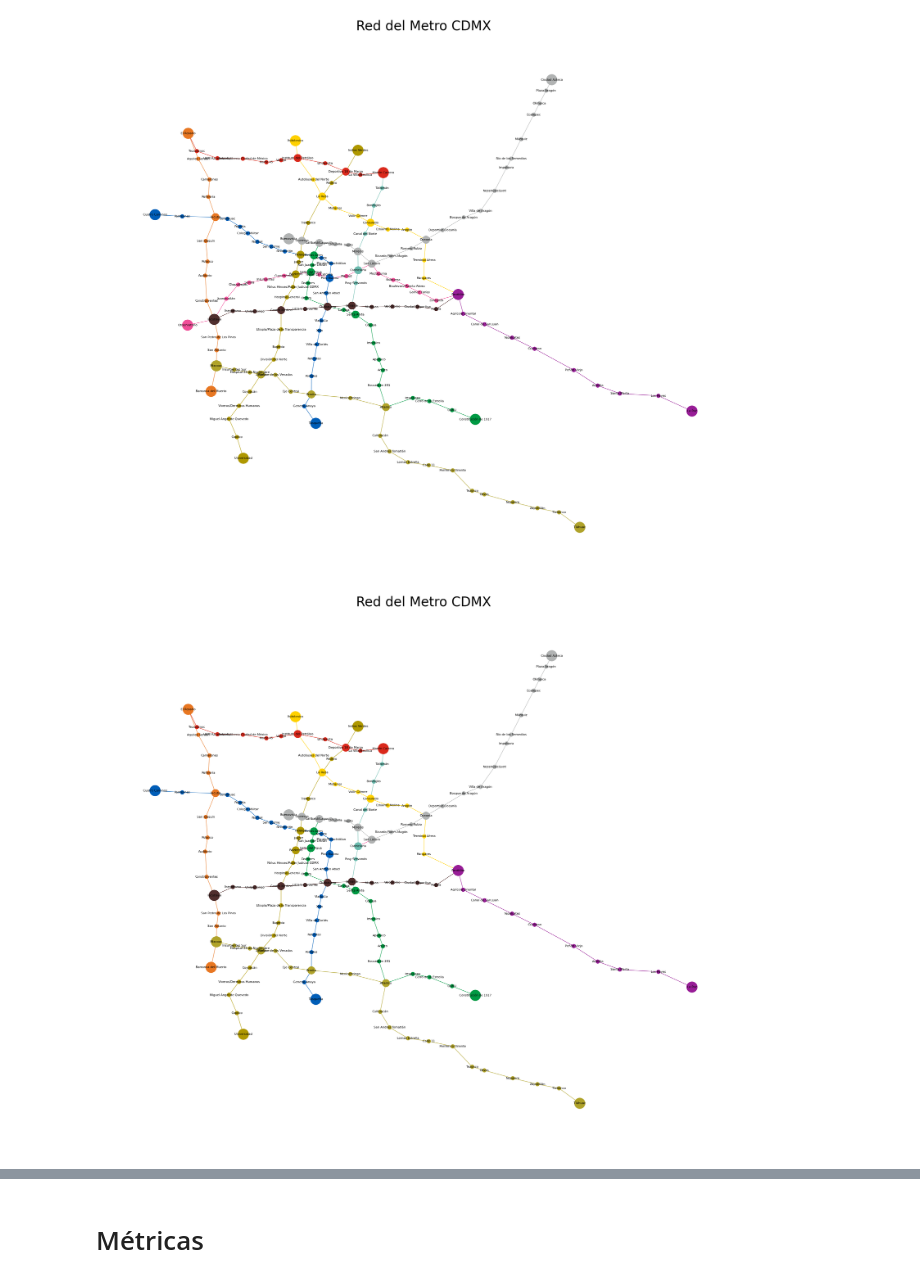
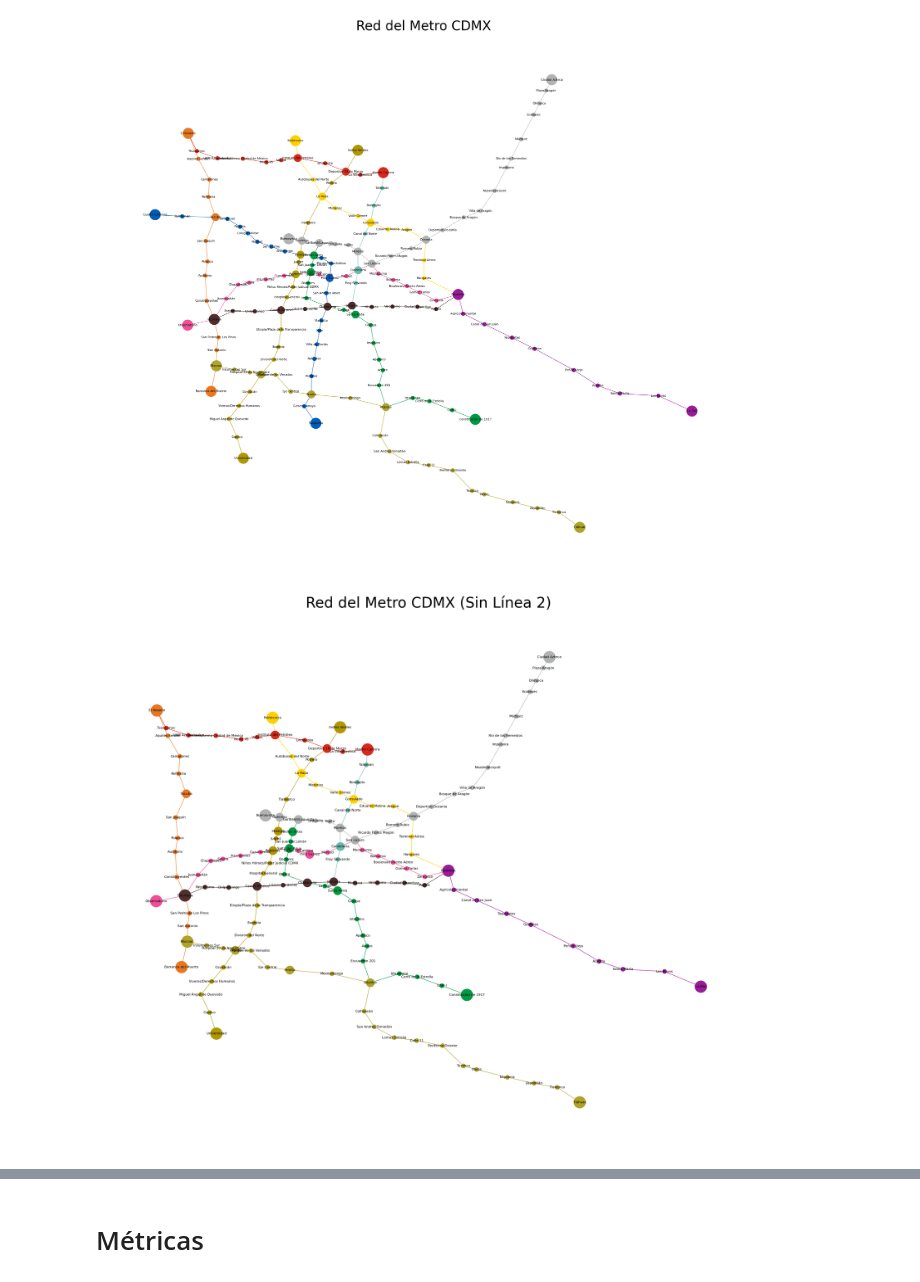
Before and after one commit to Daniel-A-GS/Redes-Complejas-26-1, a Jupyter notebook: S5/S5_Metro.ipynb, the cells around one changed output, grey strips where cells are left out. Drawn from its saved outputs; the diff is of its cells as text; code cells hidden in the pictures.

```diff
--- a/S5/S5_Metro.ipynb
+++ b/S5/S5_Metro.ipynb
@@ -195,58 +195,63 @@ plt.show()
 # %% [output]
 [figure]
 # %%
-G_01 = nx.subgraph_view(G, filter_node=lambda n: G.nodes[n]['linea'] != '01')
+#Excluyendo la linea 2
+G_sin_L2 = G.copy()
 
-#https://en.wikipedia.org/wiki/Module:Adjacent_stations/Mexico_City_Metro
-colores_linea = {
-    "01": "#F04E98",
-    "02": "#005EB8",
-    "03": "#AF9800",
-    "04": "#6BBBAE",
-    "05": "#FFD100",
-    "06": "#DA291C",
-    "07": "#E87722",
-    "08": "#009A44",
-    "09": "#512F2E",
-    "12": "#B0A32A",
-    "A":  "#981D97",
-    "B":  "#B1B3B3"
-}
+#Primero eliminamos los enlaces para aislar a los nodos de la linea que queremos borrar
+#asi evitamos eliminar trasbordos
+edges_L2 = [
+    (u, v) for u, v, data in G_sin_L2.edges(data=True) if data['linea'] == '02'
+]
+G_sin_L2.remove_edges_from(edges_L2)
+#Una vez eliminados los enlaces, los nodos aislados serán los que queremos borrar
+#manteniendo la estructura conexa
+isolated_nodes = [node for node, degree in G_sin_L2.degree() if degree == 0]
+G_sin_L2.remove_nodes_from(isolated_nodes)
 
-# Colores de aristas
-edge_colors = [colores_linea[G.edges[e]['linea']] for e in G_01.edges]
+for node, data in G_sin_L2.nodes(data=True):
+    if 'transbordo' in data['tipo'].lower() and data['linea'] == '02':
+        if G_sin_L2.degree(node) > 0:
+            primer_enlace = list(G_sin_L2.edges(node, data=True))[0]
+            nueva_linea = primer_enlace[2]['linea']
+            G_sin_L2.nodes[node]['linea'] = nueva_linea
 
-# Colores de nodos
-node_colors = [colores_linea[G.nodes[n]['linea']] for n in G_01.nodes]
+#Colores de aristas
+edge_colors = [colores_linea[G_sin_L2.edges[e]['linea']] for e in G_sin_L2.edges]
 
-# Tamaños de nodos dependiendo del tipo de estación
+#Colores de nodos
+node_colors = [colores_linea[G_sin_L2.nodes[n]['linea']] for n in G_sin_L2.nodes]
+
+#Tamaños de nodos
 node_sizes = []
-for n in G_01.nodes:
-    tipo = G_01.nodes[n]['tipo'].lower()
+for n in G_sin_L2.nodes:
+    tipo = G_sin_L2.nodes[n]['tipo'].lower()
     if "transbordo" and "terminal" in tipo:
         node_sizes.append(800)
     elif "transbordo" in tipo:
         node_sizes.append(400)
     elif "terminal" in tipo:
         node_sizes.append(200)
     else:
         node_sizes.append(100)
 
-pos = nx.get_node_attributes(G_01, 'pos')
+pos = nx.get_node_attributes(G, 'pos')
 
-plt.figure(figsize=(24, 20))
+
+plt.figure(figsize=(22, 18))
 nx.draw(
-    G_01, pos,
+    G_sin_L2,
+    pos,
     with_labels=True,
     node_size=node_sizes,
-    node_color=node_colors,   #Color del nodo
-    edge_color=edge_colors,   #Color del enlace
+    node_color=node_colors,
+    edge_color=edge_colors,
     font_size=8,
     font_color="Black"
 )
-plt.title("Red del Metro CDMX", fontsize=35)
+plt.title("Red del Metro CDMX (Sin Línea 2)", fontsize=35)
 plt.axis("off")
 
 plt.show()
 # %% [output]
-[figure, old version]
+[figure, new version]
```
Also changed, not shown: parts of 1 cell of this notebook.
